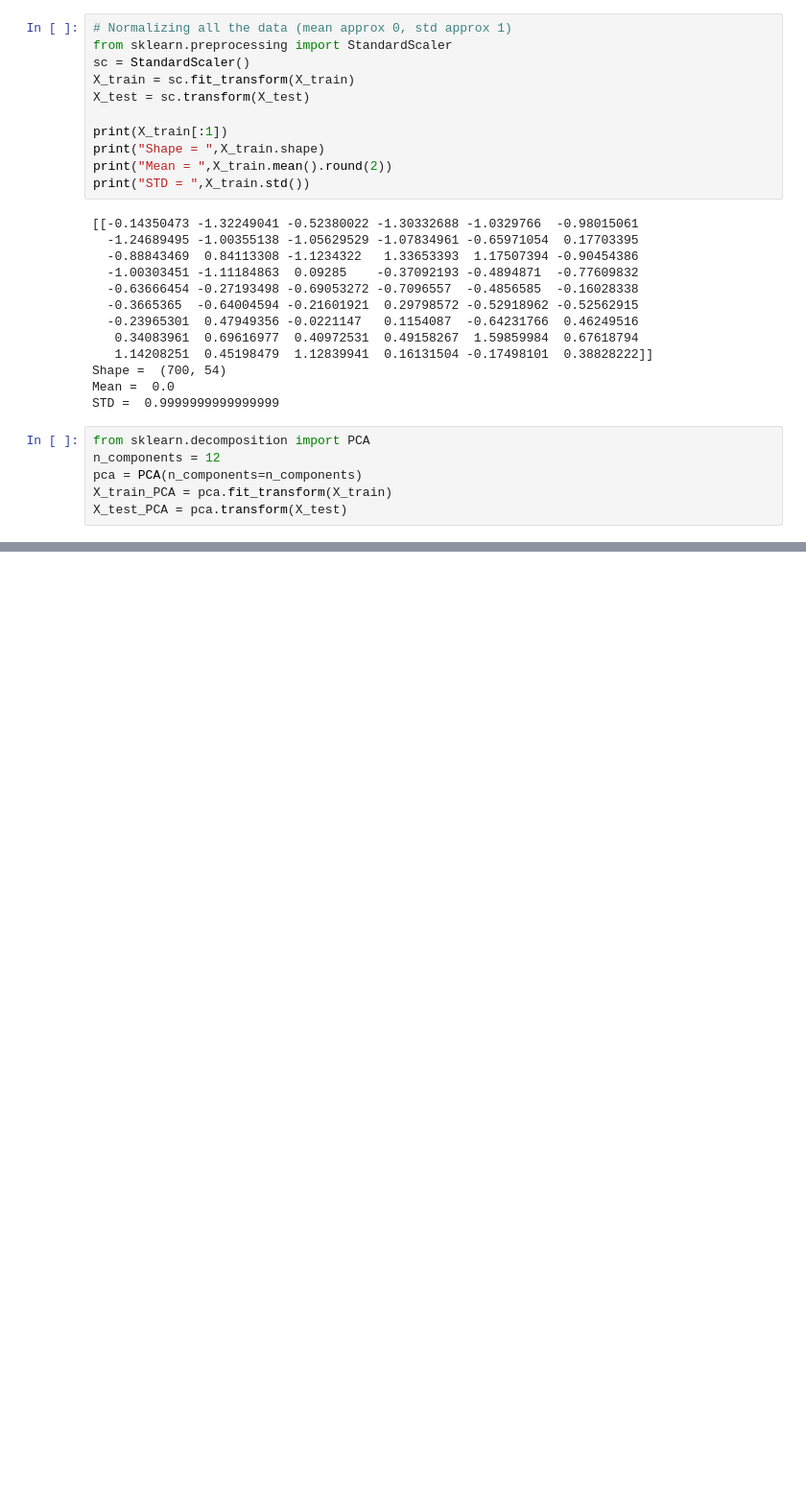
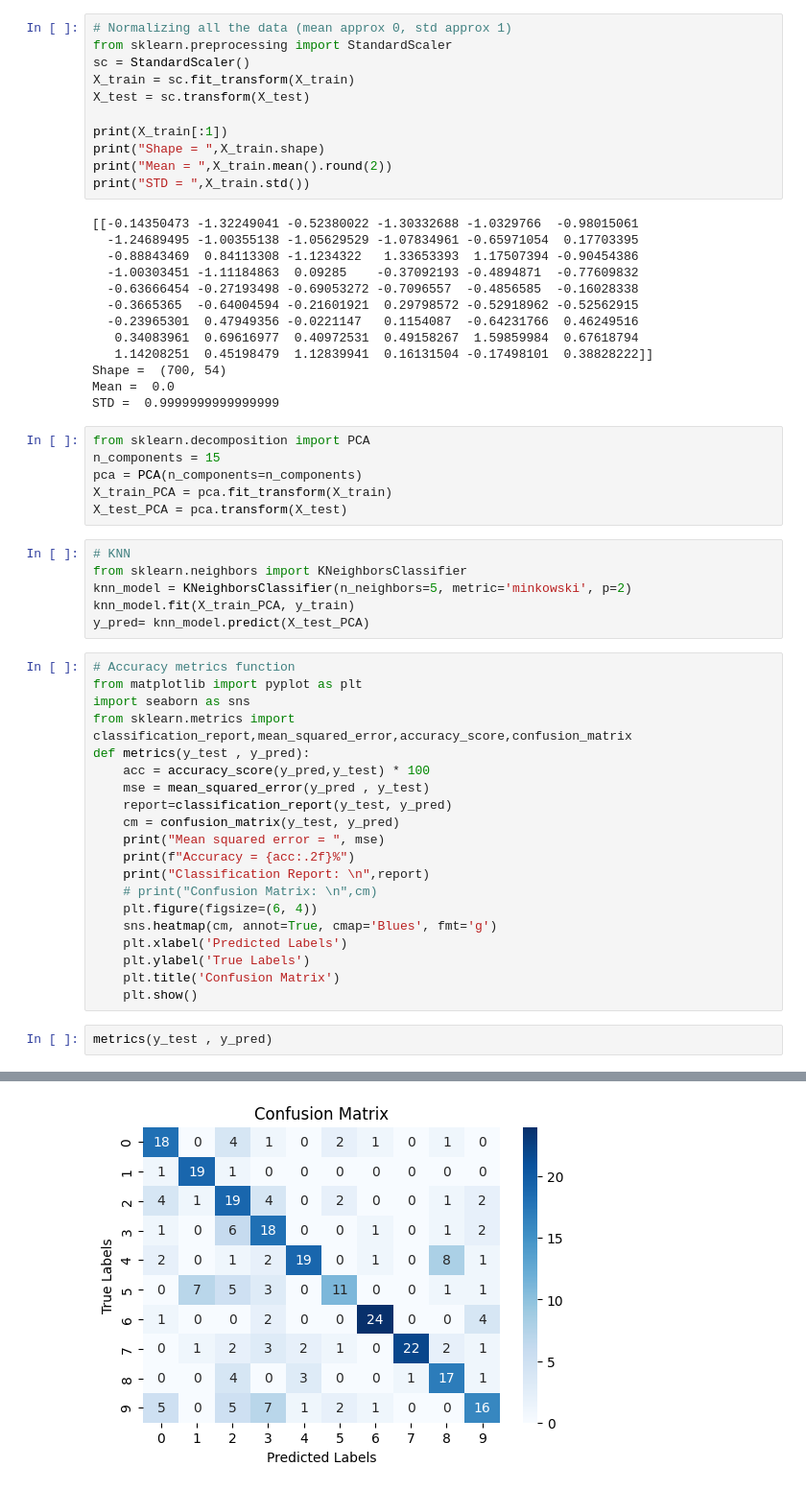
Before and after one commit to Hassan-Tamer/Alghami, a Jupyter notebook: classical.ipynb, the cells around one changed output, grey strips where cells are left out. Shown: that part at 96% size. Cells and saved outputs as stored; diff of their text form; blank space fills up the shorter version.

```diff
--- a/classical.ipynb
+++ b/classical.ipynb
@@ -68,7 +68,36 @@ Mean =  0.0
 STD =  0.9999999999999999
 # %%
 from sklearn.decomposition import PCA
-n_components = 12
+n_components = 15
 pca = PCA(n_components=n_components)
 X_train_PCA = pca.fit_transform(X_train)
 X_test_PCA = pca.transform(X_test)
+# %%
+# KNN
+from sklearn.neighbors import KNeighborsClassifier
+knn_model = KNeighborsClassifier(n_neighbors=5, metric='minkowski', p=2)
+knn_model.fit(X_train_PCA, y_train)
+y_pred= knn_model.predict(X_test_PCA)
+# %%
+# Accuracy metrics function
+from matplotlib import pyplot as plt
+import seaborn as sns
+from sklearn.metrics import classification_report,mean_squared_error,accuracy_score,confusion_matrix
+def metrics(y_test , y_pred):
+    acc = accuracy_score(y_pred,y_test) * 100
+    mse = mean_squared_error(y_pred , y_test)
+    report=classification_report(y_test, y_pred)
+    cm = confusion_matrix(y_test, y_pred)
+    print("Mean squared error = ", mse)
+    print(f"Accuracy = {acc:.2f}%")
+    print("Classification Report: \n",report)
+    # print("Confusion Matrix: \n",cm)
+    plt.figure(figsize=(6, 4))
+    sns.heatmap(cm, annot=True, cmap='Blues', fmt='g')
+    plt.xlabel('Predicted Labels')
+    plt.ylabel('True Labels')
+    plt.title('Confusion Matrix')
+    plt.show()
+# %%
+metrics(y_test , y_pred)
+# %% [output]
@@ -74,0 +123 @@ X_test_PCA = pca.transform(X_test)
+[figure, added]
```
Also changed, not shown: parts of 8 cells of this notebook.
